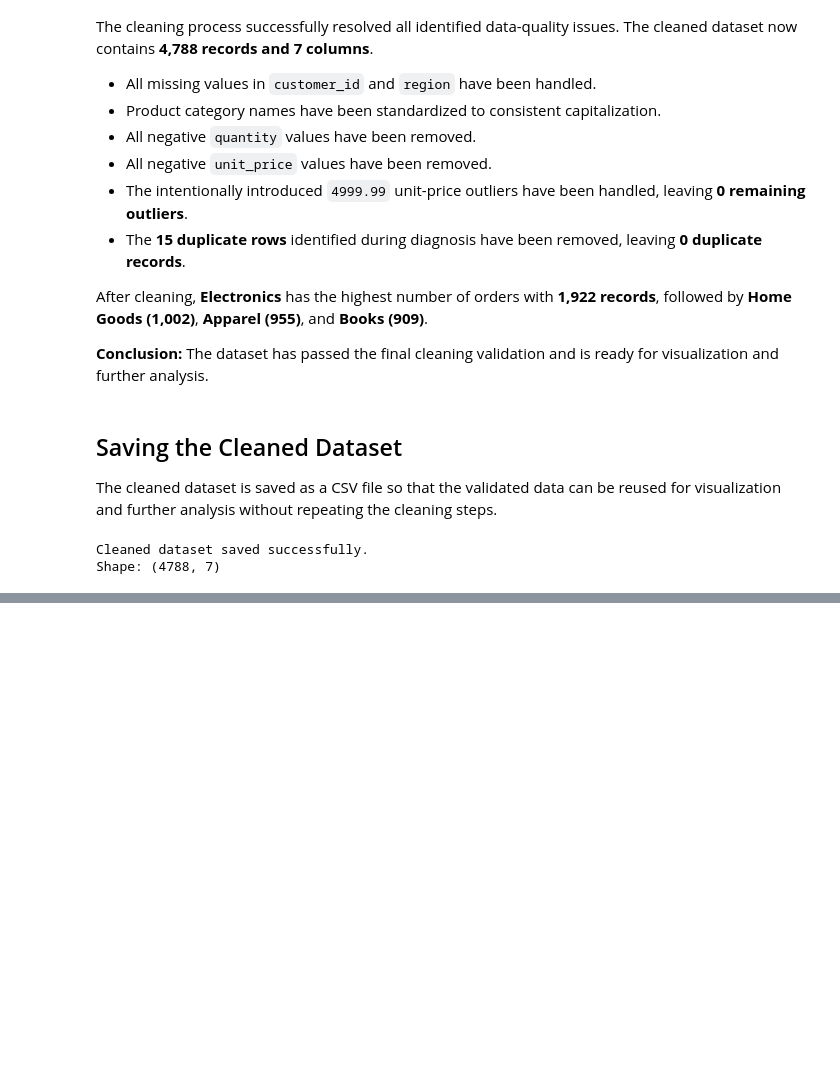
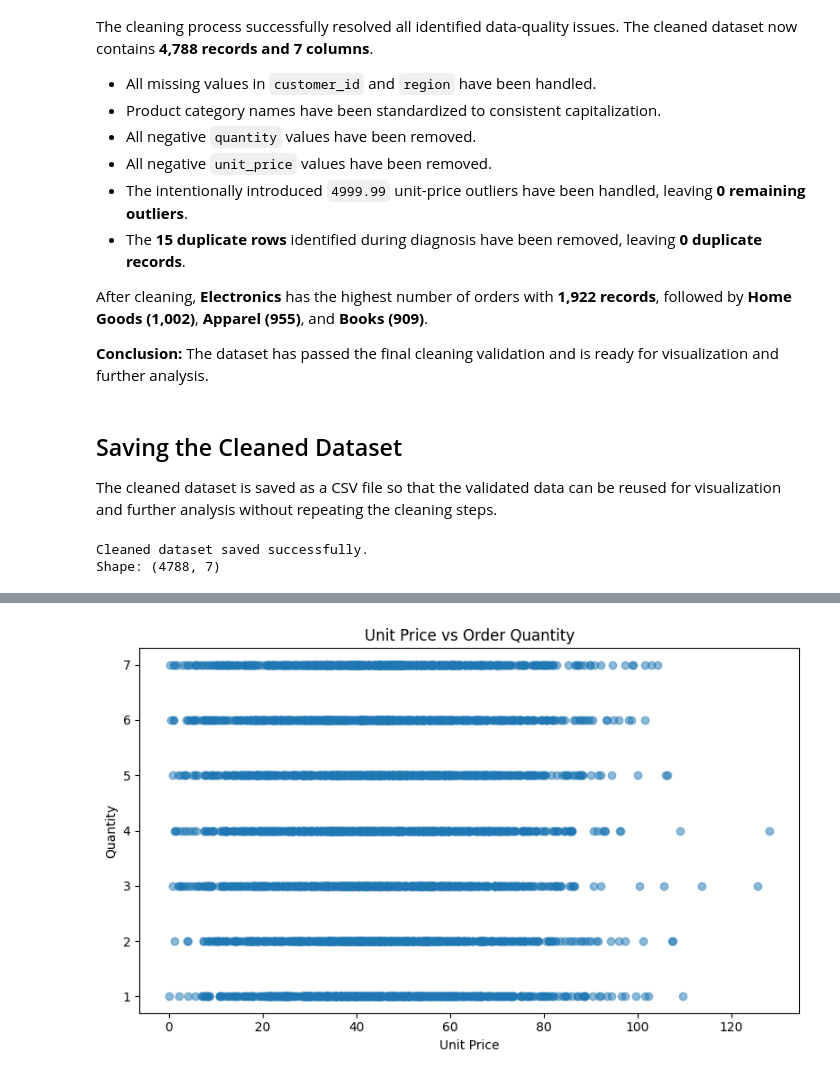
Before and after one commit to HibaAmin12/week5, a Jupyter notebook: Day4_task/week05_day4_eda.ipynb, the cells around one changed output, grey strips where cells are left out. Cells and saved outputs as stored; diff of their text form; code cells hidden in the pictures; blank space fills up the shorter version.

```diff
--- a/Day4_task/week05_day4_eda.ipynb
+++ b/Day4_task/week05_day4_eda.ipynb
@@ -567,0 +684,24 @@ Shape: (4788, 7)
+# %%
+fig, ax = plt.subplots(figsize=(8, 5))
+
+ax.scatter(
+    cleaned_orders["unit_price"],
+    cleaned_orders["quantity"],
+    alpha=0.5
+)
+
+ax.set_title("Unit Price vs Order Quantity")
+ax.set_xlabel("Unit Price")
+ax.set_ylabel("Quantity")
+
+fig.tight_layout()
+
+fig.savefig(
+    "figures/unit_price_vs_quantity.png",
+    dpi=300,
+    bbox_inches="tight"
+)
+
+plt.show()
+# %% [output]
+[figure, added]
```
Also changed, not shown: parts of 36 cells of this notebook, 22 other files.
